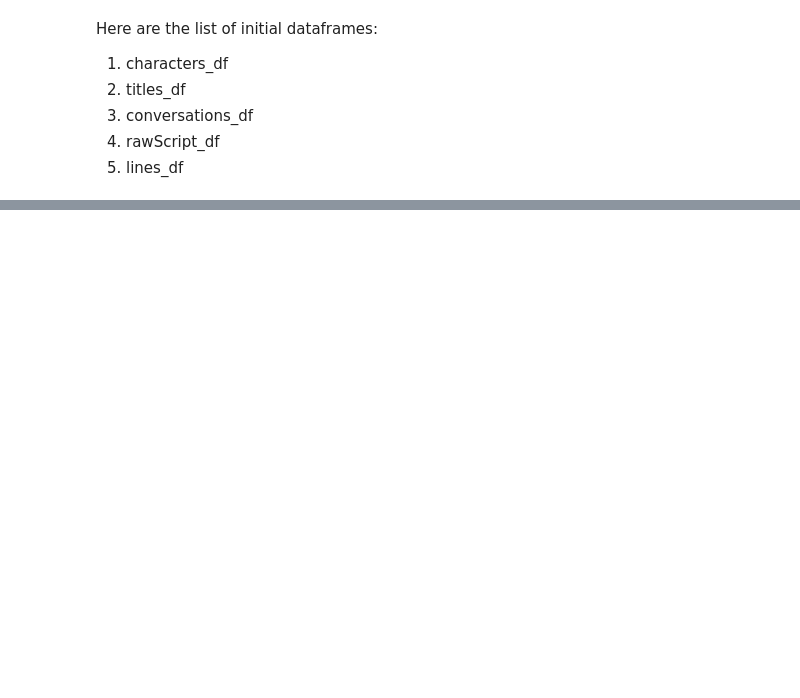
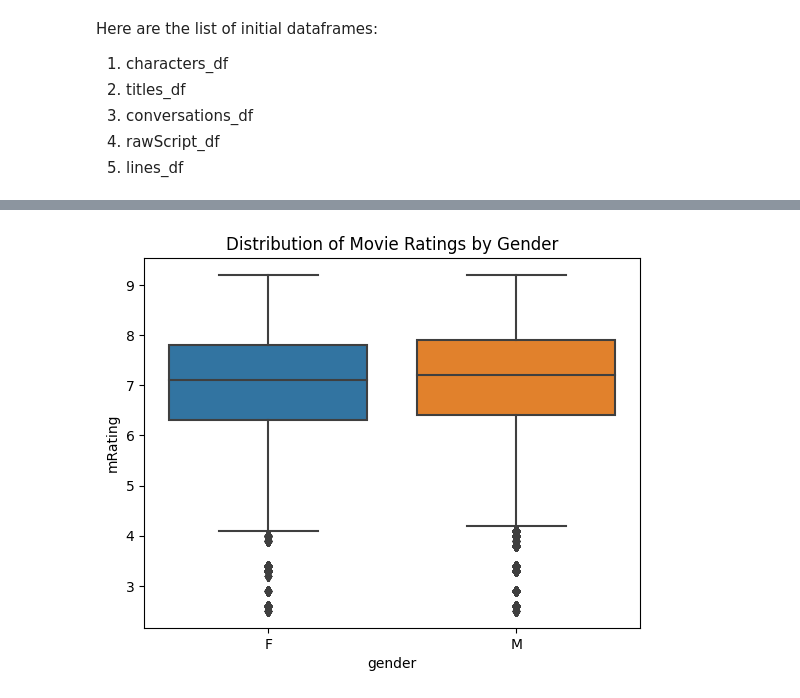
Before and after one commit to Sumitjh26997/CSS581-Final-Project, a Jupyter notebook: MLProject.ipynb, the cells around one changed output, grey strips where cells are left out. Drawn from its saved outputs; the diff is of its cells as text; code cells hidden in the pictures; blank space fills up the shorter version.

```diff
--- a/MLProject.ipynb
+++ b/MLProject.ipynb
@@ -342,3 +345,6 @@ Here are the list of initial dataframes:
 3. conversations_df
 4. rawScript_df
 5. lines_df
+# %%
+# Combine characters_df and lines_df on 'chId'
+merged_characters_lines = pd.merge(characters_df, lines_df, on='chId', how='inner')
@@ -344,0 +364,3 @@ Here are the list of initial dataframes:
+# %%
+# Combine merged_characters_lines with titles_df on 'mId'
+merged_characters_lines_titles = pd.merge(merged_characters_lines, titles_df, left_on='mId_x', right_on='mId', how='inner')
@@ -344,0 +409,10 @@ Here are the list of initial dataframes:
+# %%
+import seaborn as sns
+import matplotlib.pyplot as plt
+
+# Example: Distribution of movie ratings by gender
+sns.boxplot(x='gender', y='mRating', data=merged_characters_lines_titles)
+plt.title('Distribution of Movie Ratings by Gender')
+plt.show()
+# %% [output]
+[figure, added]
```
Also changed, not shown: parts of 18 cells of this notebook.
